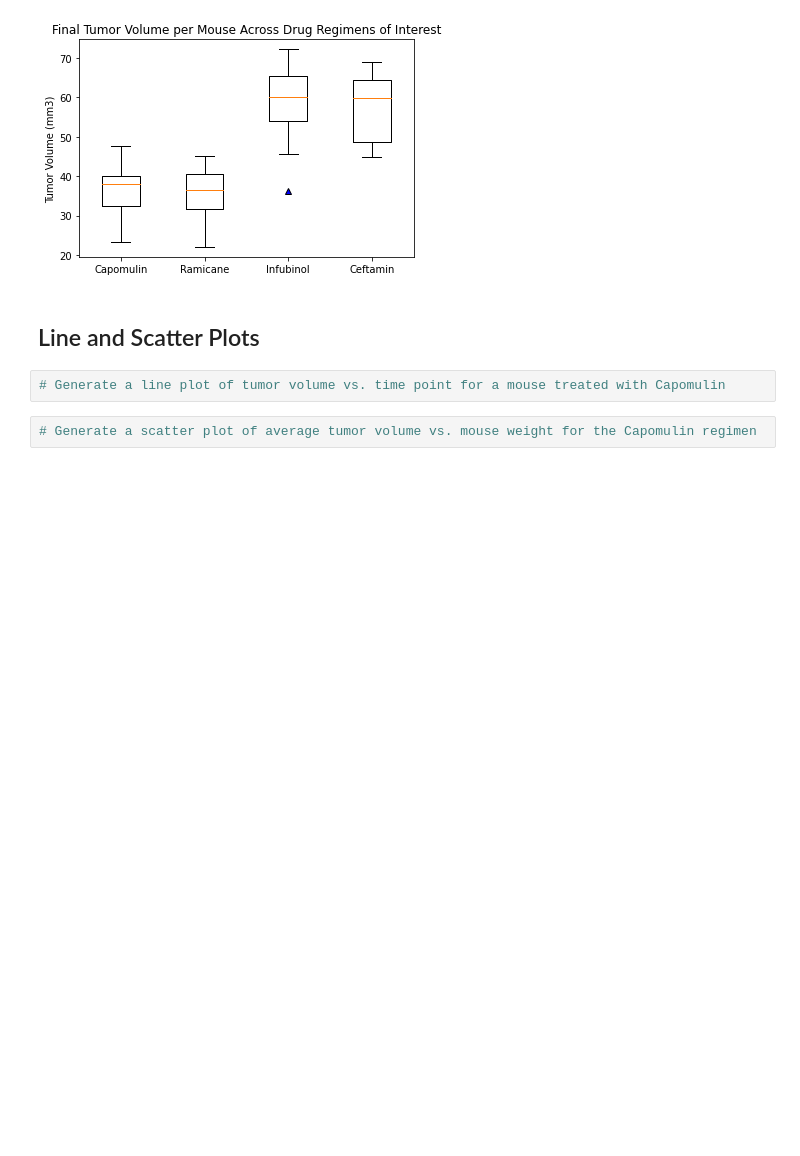
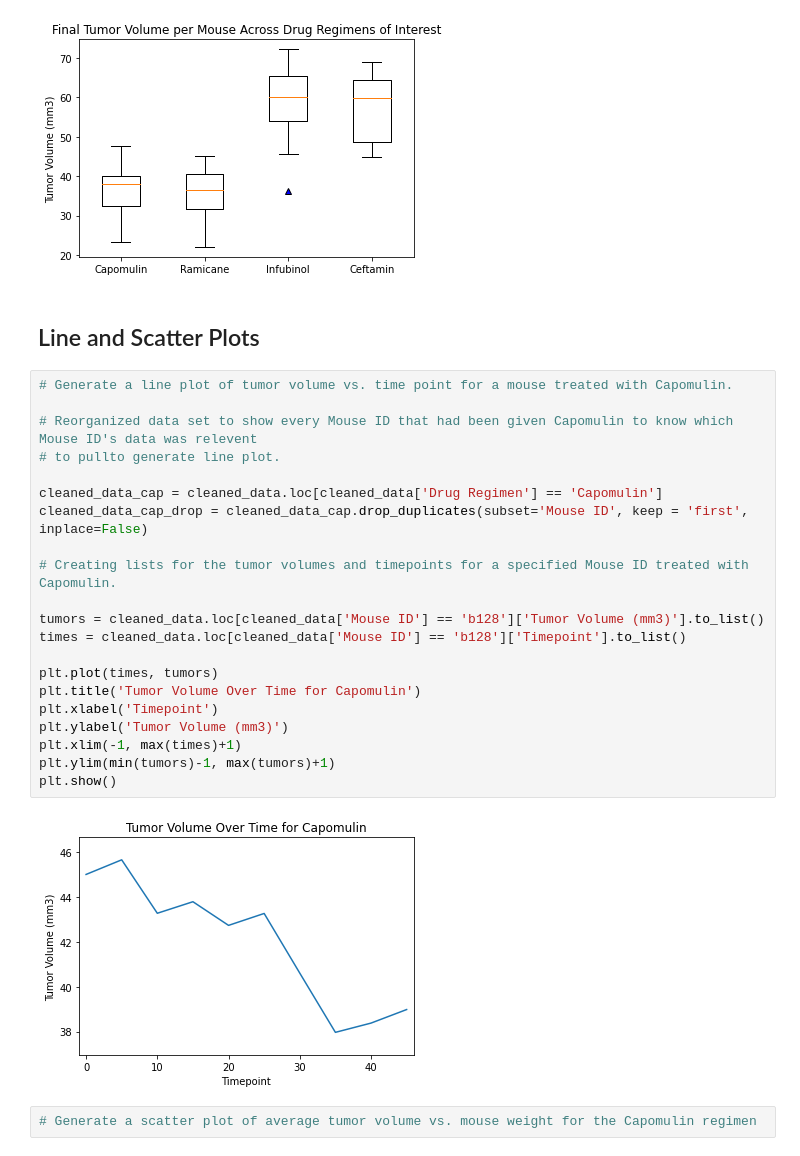
Before and after one commit to pspitzer86/Matplotlib-Challenge, a Jupyter notebook: Pymaceuticals_challenge.ipynb, the cells around one changed output. Saved outputs shown, nothing was run; the diff lists cells and outputs as text; blank space fills up the shorter version.

Commit message:
created line plot for tumor volume over timepoint for mice given capomulin

```diff
--- a/Pymaceuticals_challenge.ipynb
+++ b/Pymaceuticals_challenge.ipynb
@@ -274,8 +274,29 @@ plt.show()
 [figure]
 # %% [markdown]
 ## Line and Scatter Plots
-# %%
-# Generate a line plot of tumor volume vs. time point for a mouse treated with Capomulin
+# %%
+# Generate a line plot of tumor volume vs. time point for a mouse treated with Capomulin.
+
+# Reorganized data set to show every Mouse ID that had been given Capomulin to know which Mouse ID's data was relevent
+# to pullto generate line plot.
+
+cleaned_data_cap = cleaned_data.loc[cleaned_data['Drug Regimen'] == 'Capomulin']
+cleaned_data_cap_drop = cleaned_data_cap.drop_duplicates(subset='Mouse ID', keep = 'first', inplace=False)
+
+# Creating lists for the tumor volumes and timepoints for a specified Mouse ID treated with Capomulin.
+
+tumors = cleaned_data.loc[cleaned_data['Mouse ID'] == 'b128']['Tumor Volume (mm3)'].to_list()
+times = cleaned_data.loc[cleaned_data['Mouse ID'] == 'b128']['Timepoint'].to_list()
+
+plt.plot(times, tumors)
+plt.title('Tumor Volume Over Time for Capomulin')
+plt.xlabel('Timepoint')
+plt.ylabel('Tumor Volume (mm3)')
+plt.xlim(-1, max(times)+1)
+plt.ylim(min(tumors)-1, max(tumors)+1)
+plt.show()
+# %% [output]
+[figure, added]
 # %%
 # Generate a scatter plot of average tumor volume vs. mouse weight for the Capomulin regimen
 # %% [markdown]
```
